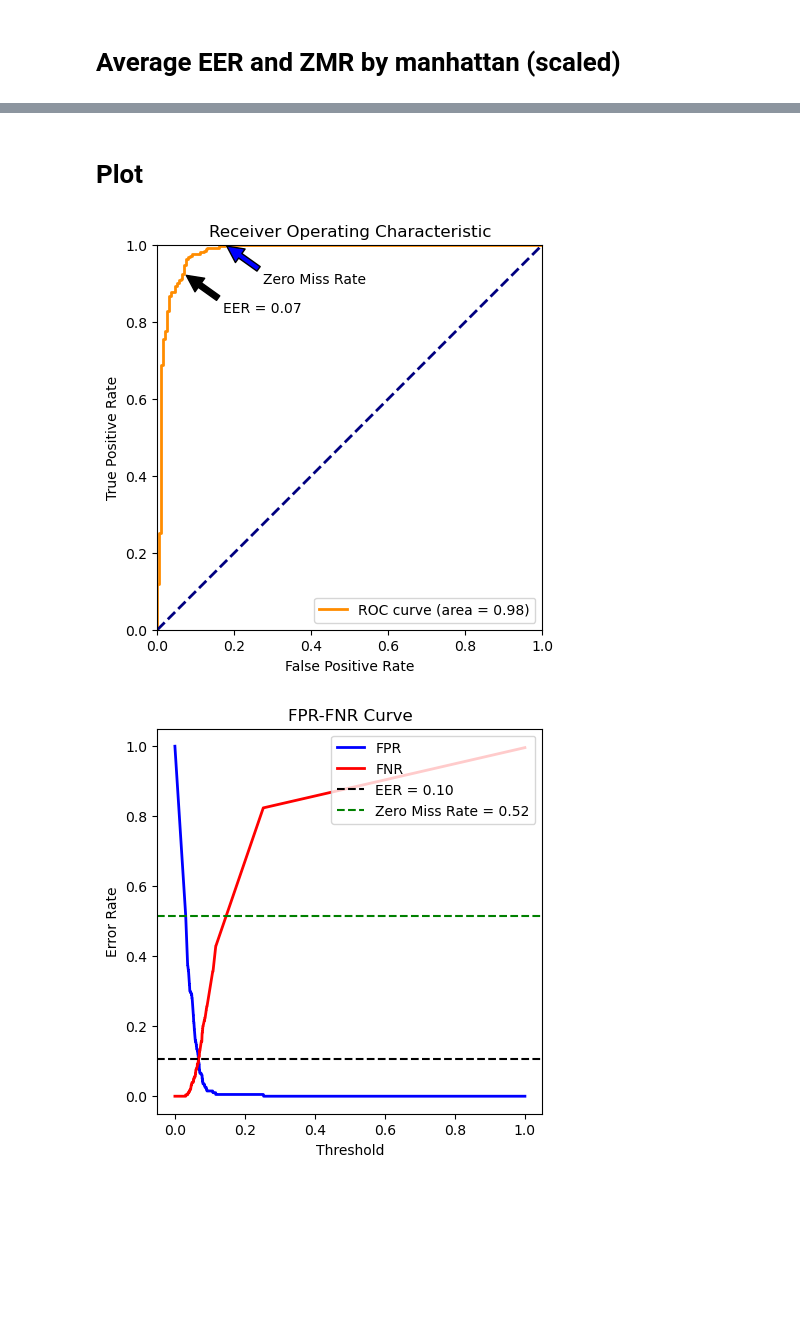
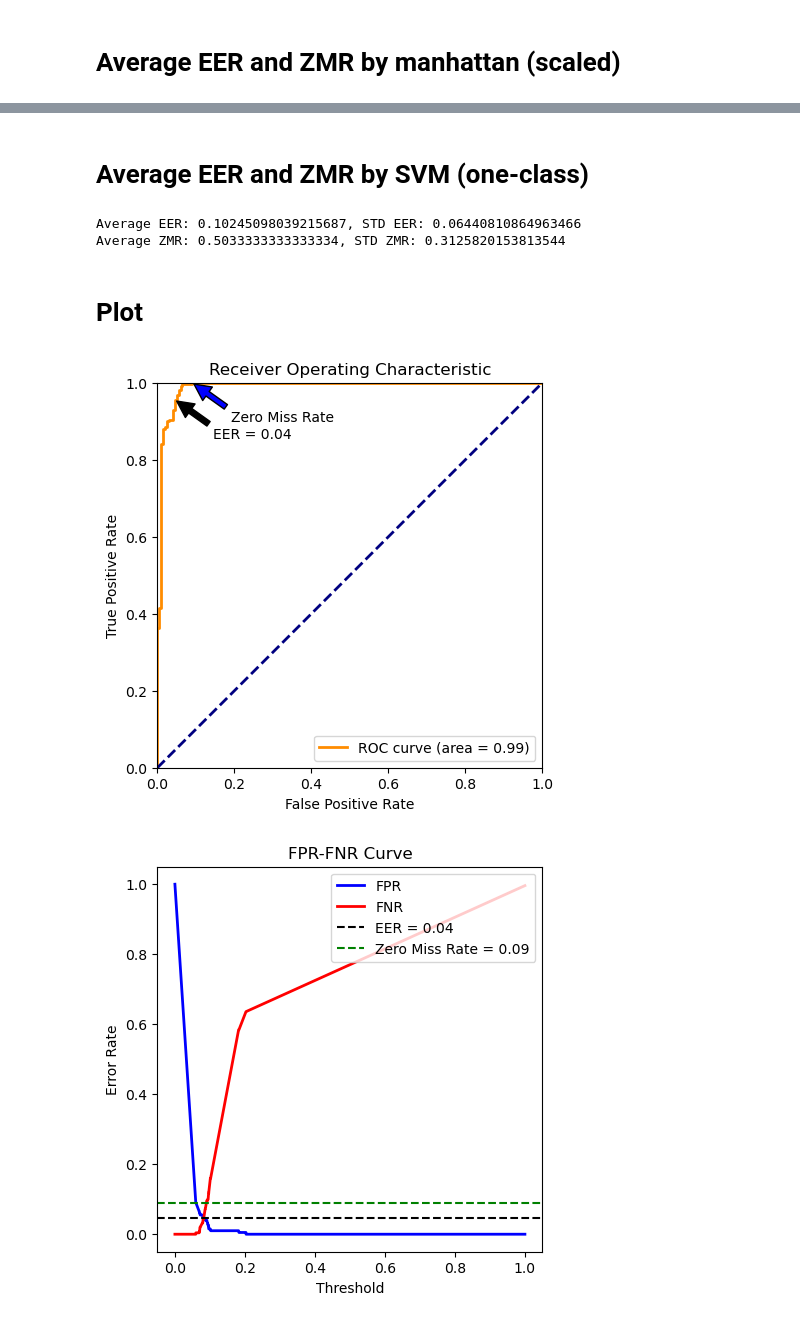
Before and after one commit to munjkim/keystroke-dynamic-dataset-analysis, a Jupyter notebook: analysis.ipynb, the cells around one changed output, grey strips where cells are left out. Drawn from its saved outputs; the diff is of its cells as text; code cells hidden in the pictures; blank space fills up the shorter version.

```diff
--- a/analysis.ipynb
+++ b/analysis.ipynb
@@ -153,3 +155,30 @@ def ManhattanScaled(
+# %%
+from sklearn.svm import OneClassSVM
+from sklearn.preprocessing import StandardScaler
+
+def SVM_one_class(
+        train_features_genuine, train_label_genuine,
+        test_features_genuine, test_label_genuine,
+        test_features_impostor, test_label_impostor):
+
+    # Standardize the training data
+    scaler = StandardScaler()
+    scaler.fit(train_features_genuine)
+    train_features_genuine_scaled = scaler.transform(train_features_genuine)
+    test_features_genuine_scaled = scaler.transform(test_features_genuine)
+    test_features_impostor_scaled = scaler.transform(test_features_impostor)
+
+    # Fit the One-Class SVM model
+    model = OneClassSVM(kernel='rbf', nu=0.5, gamma='scale')
+    model.fit(train_features_genuine_scaled)
+
+    # Calculate the One-Class SVM score for genuine user
+    user_scores = -model.decision_function(test_features_genuine_scaled)
+
+    # Calculate the One-Class SVM score for impostor user
+    impostor_scores = -model.decision_function(test_features_impostor_scaled)
+
+    return user_scores.tolist(), impostor_scores.tolist()
 # %% [markdown]
 # Evaluation
 # %%
@@ -245,3 +274,23 @@ Average ZMR: 0.6007843137254902
+# %% [markdown]
+# Average EER and ZMR by SVM (one-class)
+# %%
+ls_eer = []
+ls_zmr = []
+
+for subject in Subject:
+    # print(f"Subject: {subject}")
+    eer = calculate_equal_error(*normalizing_distance(*SVM_one_class(*split_data(df, subject))))
+    ls_eer.append(eer)
+    # print(f"Equal Error Rate (EER): {eer}")
+    zero_miss_rate = calculate_zero_miss_rate(*normalizing_distance(*SVM_one_class(*split_data(df, subject))))
+    ls_zmr.append(zero_miss_rate)
+    # print(f"Zero Miss Rate: {zero_miss_rate}")
+
+print(f"Average EER: {np.mean(ls_eer)}, STD EER: {np.std(ls_eer)}")
+print(f"Average ZMR: {np.mean(ls_zmr)}, STD ZMR: {np.std(ls_zmr)}")
+# %% [output]
+Average EER: 0.10245098039215687, STD EER: 0.06440810864963466
+Average ZMR: 0.5033333333333334, STD ZMR: 0.3125820153813544
 # %% [markdown]
 # Plot
 # %%
@@ -328,10 +377,10 @@ def plot_fpr_frr_curve(user_scores, impostor_scores):
 
     plt.show()
 # %%
-plot_roc_curve(*normalizing_distance(*nearest_neighbor_mahalanobis(*split_data(df, 19))))
+plot_roc_curve(*normalizing_distance(*ManhattanScaled(*split_data(df, 19))))
 # %% [output]
-[figure, old version]
+[figure, new version]
 # %%
-plot_fpr_frr_curve(*normalizing_distance(*nearest_neighbor_mahalanobis(*split_data(df, 21))))
+plot_fpr_frr_curve(*normalizing_distance(*ManhattanScaled(*split_data(df, 19))))
 # %% [output]
-[figure, old version]
+[figure, new version]
```
Also changed, not shown: parts of 3 cells of this notebook.
